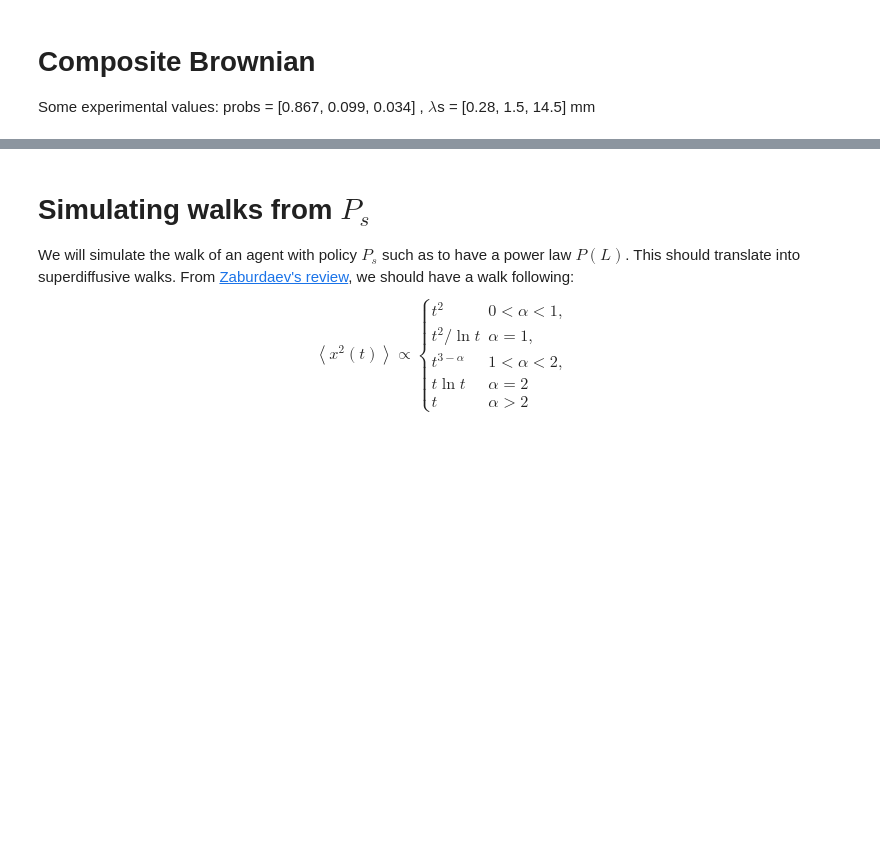
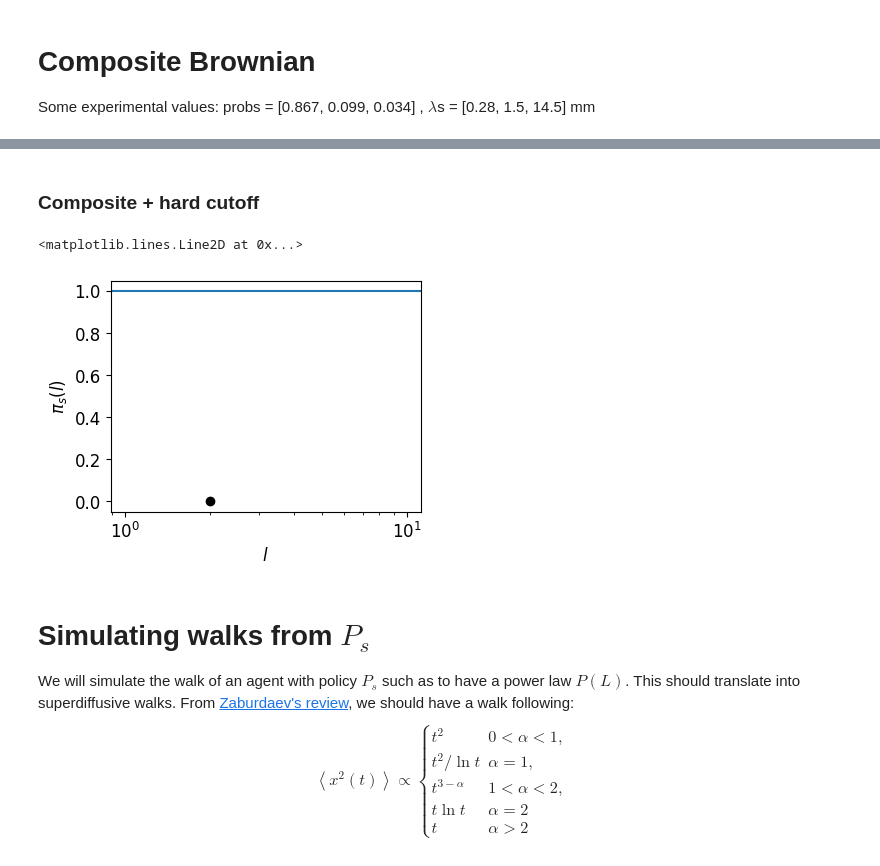
Before and after one commit to gorkamunoz/rl_opts, a Jupyter notebook: nbs/theoretical_policy.ipynb, the cells around one changed output, grey strips where cells are left out. Cells and saved outputs as stored; diff of their text form; code cells hidden in the pictures; blank space fills up the shorter version.

```diff
--- a/nbs/theoretical_policy.ipynb
+++ b/nbs/theoretical_policy.ipynb
@@ -366,0 +371,2 @@ ax.axhline(1)
+# %% [markdown]
+### Composite + hard cutoff
@@ -367,3 +383,42 @@ ax.axhline(1)
+# %%
+#| export
+def get_ps_composite_cutoff(L, lambdas = None, probs = None, ps_0 = 1, Lmax = None):
+
+    ps = np.zeros(L)
+    ps[0] = ps_0
+
+    for l in range(2, L+1):
+
+        # product
+        prod = np.prod(ps[:l-1])
+        # P(L-1)
+        p_lm1 = discrete_composite_sample(lambdas = lambdas, probs = probs, num_modes = 2, L_max=Lmax, num_samples = 1)
+        # all together
+        ps[l-1] = 1-p_lm1/prod
+
+    return ps
+# %%
+L = 200
+probs = [0.5, 0.5]
+probs/= np.sum(probs)
+lambdas = np.array([0.01,150])
+
+colors = plt.cm.plasma(np.linspace(0,1,6+2))
+
+
+
+ps_composite = get_ps_composite_cutoff(L, lambdas = lambdas, probs = probs, Lmax = 100)
+
+
+_, ax = plt.subplots()
+ax.plot(np.arange(2, L+1), ps_composite[1:], '-o', c = 'k')
+
+plt.setp(ax, xlabel =r'$l$', ylabel = r'$\pi_s(l)$',
+         xscale = 'log') ;
+ax.axhline(1)
+# %% [output]
+<matplotlib.lines.Line2D at 0x...>
+[figure, added]
 # %% [markdown]
 # Simulating walks from $P_s$
 We will simulate the walk of an agent with policy $P_s$ such as to have a power law $P(L)$. This should translate into superdiffusive walks. From [Zaburdaev's review](https://journals.aps.org/rmp/abstract/10.1103/RevModPhys.87.483), we should have a walk following:
```
Also changed, not shown: parts of 72 cells of this notebook, 13 other files.
